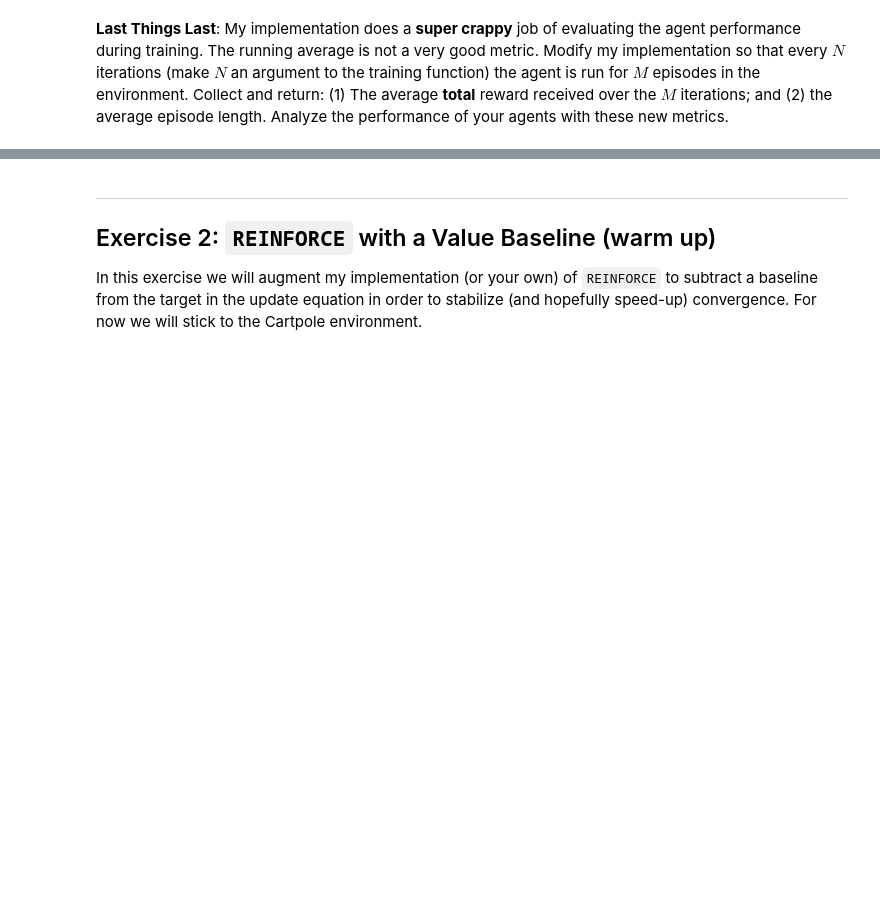
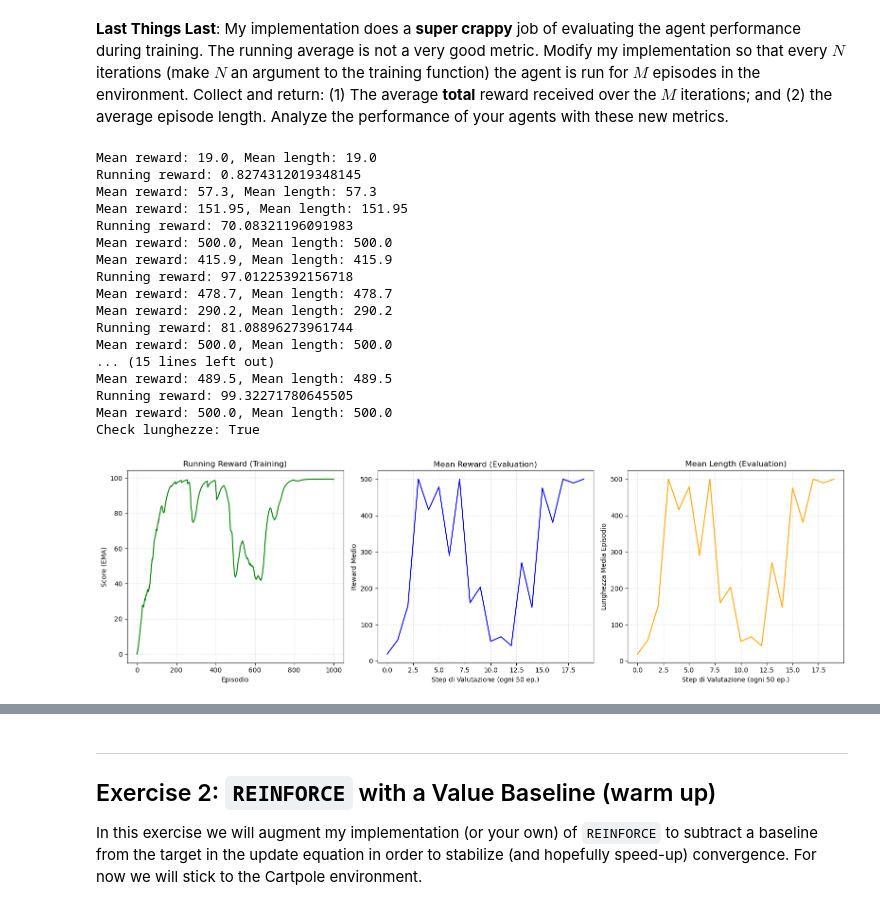
Before and after one commit to lapo13/Deep-Learning-Labs-and-Experiments, a Jupyter notebook: Lab_3/DLA-Lab3-DRL.ipynb, the cells around one changed output, grey strips where cells are left out. Saved outputs shown, nothing was run; the diff lists cells and outputs as text; code cells hidden in the pictures; blank space fills up the shorter version.

```diff
--- a/Lab_3/DLA-Lab3-DRL.ipynb
+++ b/Lab_3/DLA-Lab3-DRL.ipynb
@@ -99,4 +106,56 @@ FileNotFoundError: [Errno 2] No such file or directory: './Lab_3/CartPole-v1.pt'
 # %% [markdown]
 **Last Things Last**: My implementation does a **super crappy** job of evaluating the agent performance during training. The running average is not a very good metric. Modify my implementation so that every $N$ iterations (make $N$ an argument to the training function) the agent is run for $M$ episodes in the environment. Collect and return: (1) The average **total** reward received over the $M$ iterations; and (2) the average episode length. Analyze the performance of your agents with these new metrics.
 # %%
-# Your code here.
+
+def plot_rewards(running_rewards, M_mean_reward, M_mean_length):
+     print("Check lunghezze:", len(M_mean_reward) == len(M_mean_length))
+
+     plt.figure(figsize=(16, 5))
+
+     plt.subplot(1, 3, 1) # (1 riga, 3 colonne, posizione 1)
+     plt.plot(running_rewards, color='green')
+     plt.title('Running Reward (Training)')
+     plt.xlabel('Episodio')
+     plt.ylabel('Score (EMA)')
+     plt.grid(True, linestyle=':', alpha=0.6)
+
+     plt.subplot(1, 3, 2) # (1 riga, 3 colonne, posizione 2)
+     plt.plot(M_mean_reward, color='blue')
+     plt.title('Mean Reward (Evaluation)')
+     plt.xlabel('Step di Valutazione (ogni 50 ep.)')
+     plt.ylabel('Reward Medio')
+     plt.grid(True, linestyle=':', alpha=0.6)
+
+     plt.subplot(1, 3, 3) # (1 riga, 3 colonne, posizione 3)
+     plt.plot(M_mean_length, color='orange')
+     plt.title('Mean Length (Evaluation)')
+     plt.xlabel('Step di Valutazione (ogni 50 ep.)')
+     plt.ylabel('Lunghezza Media Episodio')
+     plt.grid(True, linestyle=':', alpha=0.6)
+
+     plt.tight_layout()
+     plt.show()
+# %%
+policy = PolicyNet(env)
+agent = ReinforceAgent(policy=policy, optimizer=optim.Adam(policy.parameters(), lr=0.01), env=env, gamma=0.99, loss=loss)
+running_rewards, M_mean_reward, M_mean_length = agent.reinforce(num_episodes=1000, checkpoint=True, N=50, M=20, standardize=True)
+plot_rewards(running_rewards, M_mean_reward, M_mean_length)
+# %% [output]
+Mean reward: 19.0, Mean length: 19.0
+Running reward: 0.8274312019348145
+Mean reward: 57.3, Mean length: 57.3
+Mean reward: 151.95, Mean length: 151.95
+Running reward: 70.08321196091983
+Mean reward: 500.0, Mean length: 500.0
+Mean reward: 415.9, Mean length: 415.9
+Running reward: 97.01225392156718
+Mean reward: 478.7, Mean length: 478.7
+Mean reward: 290.2, Mean length: 290.2
+Running reward: 81.08896273961744
+Mean reward: 500.0, Mean length: 500.0
+... (15 lines left out)
+Mean reward: 489.5, Mean length: 489.5
+Running reward: 99.32271780645505
+Mean reward: 500.0, Mean length: 500.0
+Check lunghezze: True
+[figure, added]
```
Also changed, not shown: parts of 8 cells of this notebook, 3 other files.
